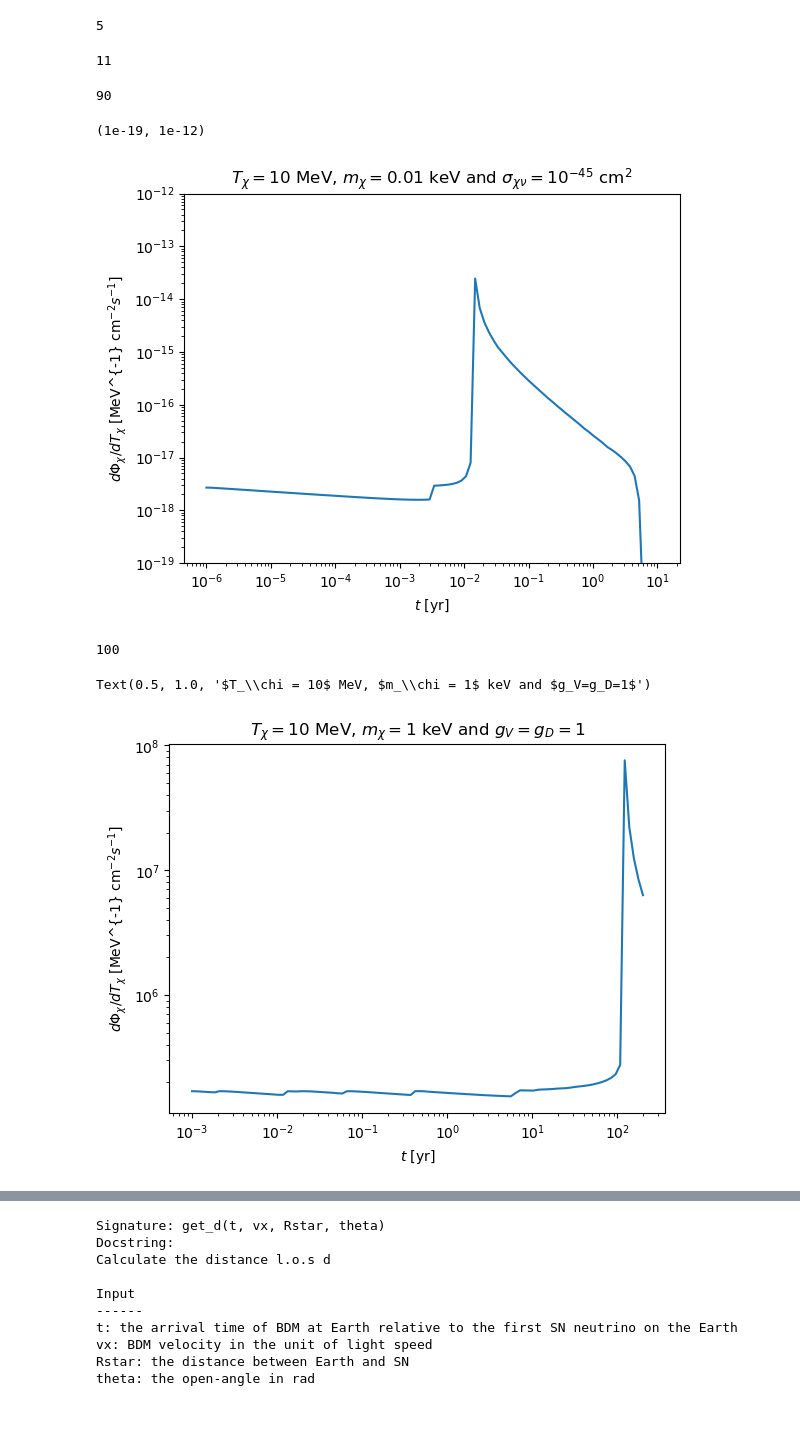
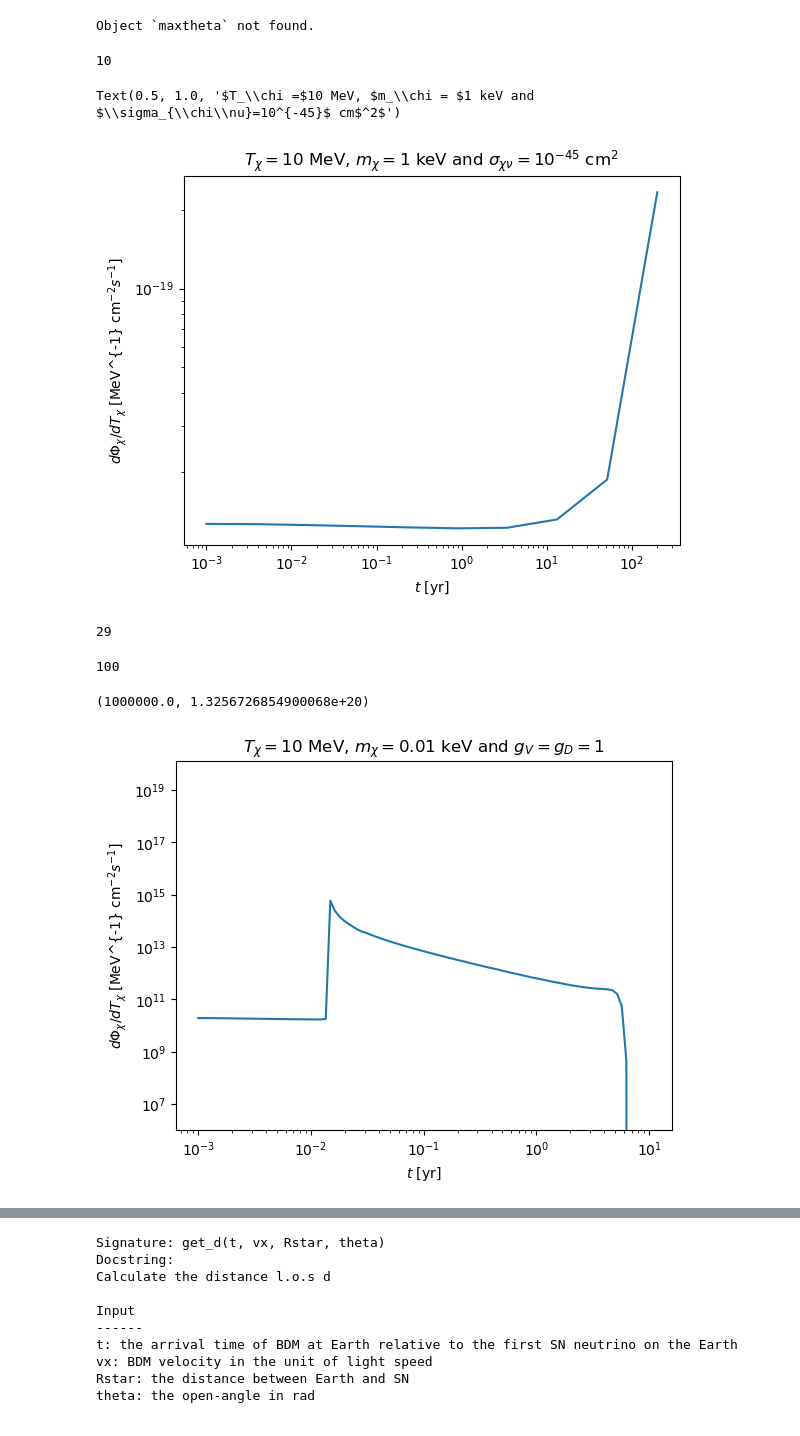
Before and after one commit to yenhsunlin/SNnuBDM2, a Jupyter notebook: src/snvbdm.ipynb, the cells around one changed output, grey strips where cells are left out. Drawn from its saved outputs; the diff is of its cells as text; code cells hidden in the pictures.

```diff
--- a/src/snvbdm.ipynb
+++ b/src/snvbdm.ipynb
@@ -35,7 +36,7 @@ def dnv(D,Ev,Lv = Lv,tau = 10):
     # total 4 species for x
     nux_dist = _fv(Ev,6.26)/25
 
-    luminosity = Lv/(4*np.pi*D**2*light_speed)
+    luminosity = Lv/(4*np.pi*D**2*lightSpeed)
     return luminosity*(nue_dist+nueb_dist+4*nux_dist)
 
 
@@ -142,7 +126,7 @@ def dEv_legacy(Tx,mx,alpha):
     denominator = (Tx*np.tan(alpha)**2 - 2*mx)**2*np.sqrt(Tx*(2*mx + Tx))
     return numerator/denominator
 # %%
-def xemissivity(Tx,mx,mV,r,D,psi,gV = 1,gD = 1,tau = 10):
+def getJx(Tx,mx,mV,r,D,psi,gV=1,gD=1,tau=10):
     """
     Evaluate the BDM emissivity toward the direction psi at the given boosted point
 
@@ -168,7 +152,7 @@ def xemissivity(Tx,mx,mV,r,D,psi,gV = 1,gD = 1,tau = 10):
     # Get the differential DM-nu scattering cross section
     diffCrox = diffCrossSectionNuDM(Tx,mx,mV,psi,gV,gD)
     # Get the emissivity jx
-    jx = light_speed*diffCrox*nx(r,mx)*dnv(D,Ev,Lv,tau)*dEvdTx
+    jx = lightSpeed*diffCrox*nx(r,mx)*dnv(D,Ev,Lv,tau)*dEvdTx
     return jx
 
 
@@ -198,7 +182,7 @@ def xemissivity_legacy(Tx,mx,r,D,Rstar,cosPsi,sigxv = 1e-45,Re = 8.5,max_Ev = 10
         # Get dEv/dTx
         dEvdTx =  dEv_legacy(Tx,mx,psi)
         # Get the emissivity jx
-        jx = light_speed*sigxv*nx(r,mx)*dnv(D,Ev,Lv,tau)*dEvdTx
+        jx = lightSpeed*sigxv*nx(r,mx)*dnv(D,Ev,Lv,tau)*dEvdTx
         return jx
     else:
         # flag is invalid, unphysical inputs
@@ -245,6 +253,10 @@ def get_BDMflux_theta_legacy(t,Tx,mx,Rstar,theta,phi,beta,sigxv = 1e-45,Re = 8.5
         return J*jx*vx*np.sin(theta)
     else:
         return 0
+# %%
+maxtheta?
+# %% [output]
+Object `maxtheta` not found.
 # %%
 Rstar = 8.5
 Tx = 10
@@ -253,8 +265,7 @@ mV = mx/3
 theta_ls = np.logspace(-2,np.log10(np.pi/2),20)
 phi_ls = np.linspace(0,2*np.pi,20)
 bdmflux_legacy = []
-integ = vegas.Integrator([[0, np.pi]])
-time_ls = np.logspace(np.log10(yr2s)-3,np.log10(yr2s)+2.3,100)
+time_ls = np.logspace(np.log10(yr2s)-3,np.log10(yr2s)+2.3,10)
 i = 1
 for t in time_ls:
     def f(x):
@@ -263,14 +274,13 @@ for t in time_ls:
         #if ~np.isnan(flux):
         #    return flux
         #else: return 0
+    integ = vegas.Integrator([[0, np.pi]])
     result = integ(f,nitn=10,neval=1000)
     bdmflux_legacy.append(result.mean)
     print(i,end='\r')
     i+=1
 # %% [output]
-5
+10
-11
-90
 # %%
 plt.plot(time_ls/yr2s,bdmflux_legacy)
 plt.xscale('log')
@@ -278,43 +288,43 @@ plt.yscale('log')
 plt.xlabel(r'$t$ [yr]')
 plt.ylabel(r'$d\Phi_\chi/dT_\chi$ [MeV^{-1} cm$^{-2} s^{-1}$]')
 plt.title(r'$T_\chi =$'+str(Tx) +r' MeV, $m_\chi = $' + str(mx)+ r' keV and $\sigma_{\chi\nu}=10^{-45}$ cm$^2$')
-plt.ylim(1e-19,1e-12)
+#plt.ylim(1e-19,1e-12)
 # %% [output]
-(1e-19, 1e-12)
+Text(0.5, 1.0, '$T_\\chi =$10 MeV, $m_\\chi = $1 keV and $\\sigma_{\\chi\\nu}=10^{-45}$ cm$^2$')
-[figure, old version]
+[figure, new version]
 # %%
 Rstar = 8.5
 Tx = 10
-mx = 1
+mx = 1e-2
 mV = mx/3
 theta_ls = np.logspace(-5,np.log10(np.pi/2),50)
 phi_ls = np.linspace(0,2*np.pi,20)
 bdmflux = []
-integ = vegas.Integrator([[0,np.pi]])
-time_ls = np.logspace(np.log10(yr2s)-3,np.log10(yr2s)+2.3,100)
+time_ls = np.logspace(np.log10(yr2s)-3,np.log10(yr2s)+1,100)
+integ = vegas.Integrator([[0, np.pi]])
 i = 1
 for t in time_ls:
+    # Target function
     def f(x):
         theta = x[0]
-        return 2*np.pi*get_BDMflux_theta(t,Tx,mx,mV,Rstar,theta,0,0)
-        #if ~np.isnan(flux):
-        #    return flux
-        #else: return 0
+        return 2*np.pi*diffFluxAtEarth(t,Tx,mx,mV,Rstar,theta,0,0)
+    # Setup integrand for vegas
     result = integ(f,nitn=10,neval=2000)
     bdmflux.append(result.mean)
     print(i,end='\r')
     i+=1
 # %% [output]
-100
+29
+100
 # %%
 plt.plot(time_ls/yr2s,np.array(bdmflux))
 plt.xscale('log')
 plt.yscale('log')
 plt.xlabel(r'$t$ [yr]')
 plt.ylabel(r'$d\Phi_\chi/dT_\chi$ [MeV^{-1} cm$^{-2} s^{-1}$]')
-plt.title(f'$T_\chi = {Tx}$ MeV, $m_\chi = 1$ keV and $g_V=g_D=1$')
-#plt.ylim(1e-19,1e-12)
+plt.title(f'$T_\chi = {Tx}$ MeV, $m_\chi = {mx}$ keV and $g_V=g_D=1$')
+plt.ylim(1e6,)
 # %% [output]
-Text(0.5, 1.0, '$T_\\chi = 10$ MeV, $m_\\chi = 1$ keV and $g_V=g_D=1$')
+(1000000.0, 1.3256726854900068e+20)
-[figure, old version]
+[figure, new version]
 # %%
```
Also changed, not shown: parts of 7 cells of this notebook, 3 other files.
